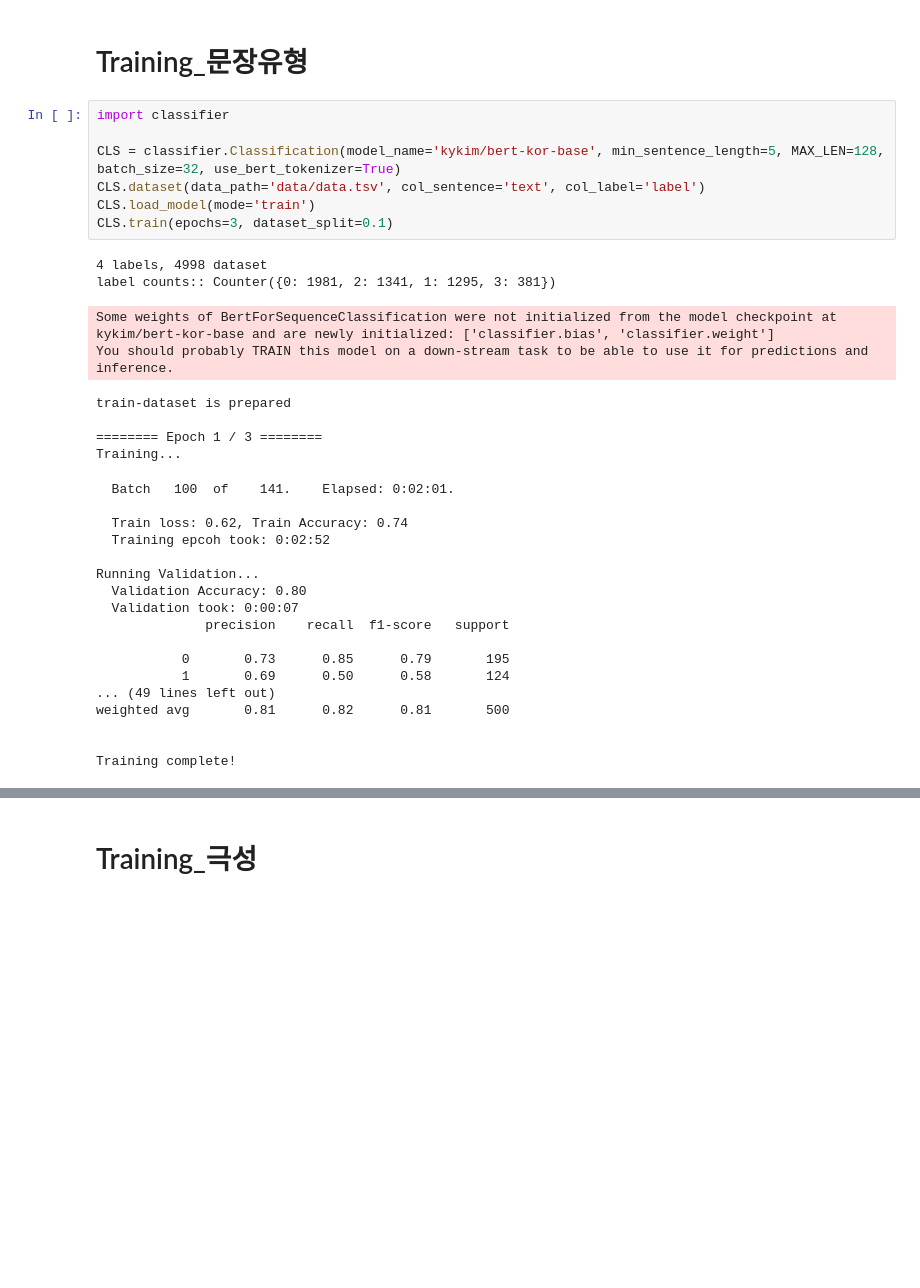
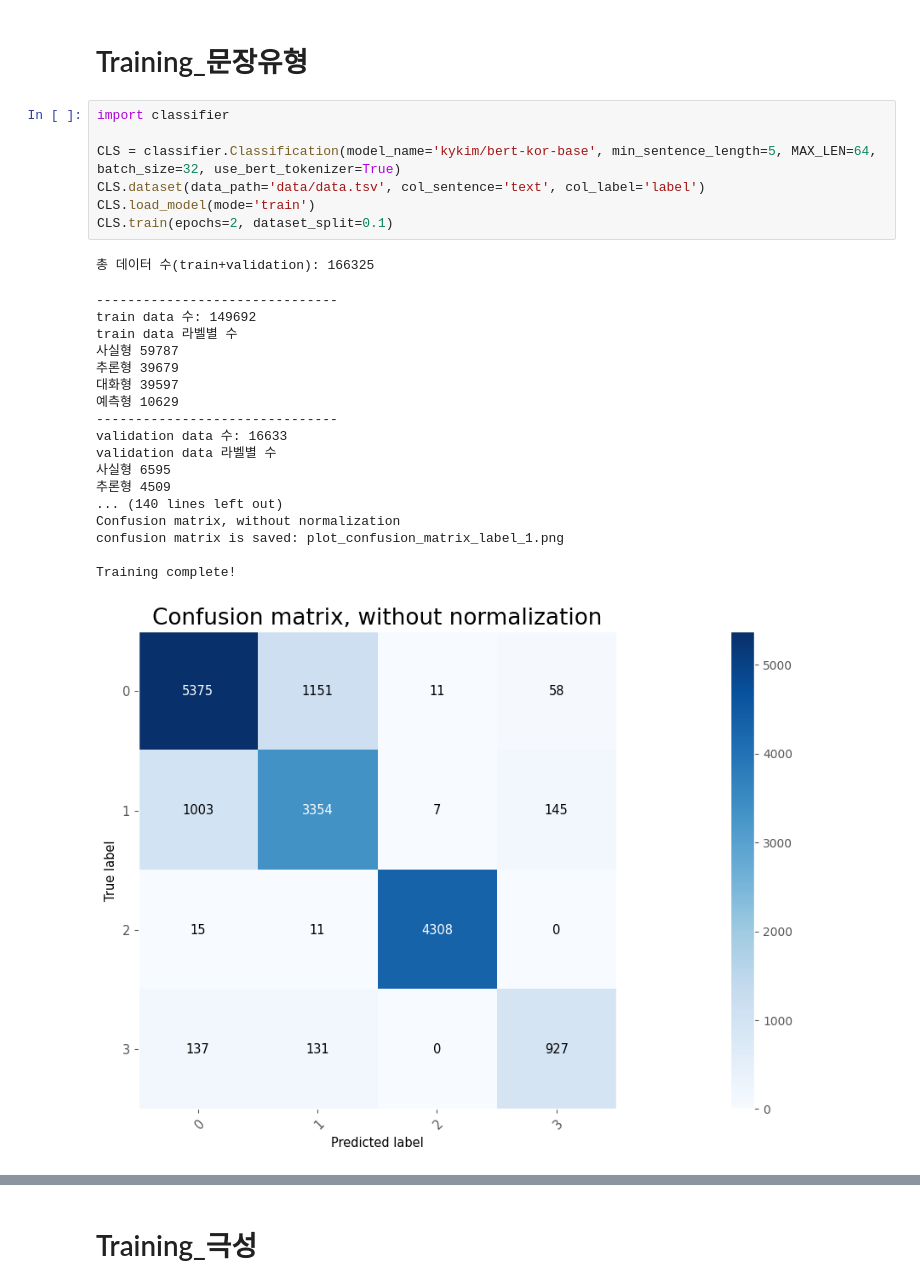
Before and after one commit to Artificial-Society/nia_sentence_prediction, a Jupyter notebook: sentence_type_prediction.ipynb, the cells around one changed output, grey strips where cells are left out. Drawn from its saved outputs; the diff is of its cells as text; blank space fills up the shorter version.

```diff
--- a/sentence_type_prediction.ipynb
+++ b/sentence_type_prediction.ipynb
@@ -21,33 +23,27 @@ Resolving deltas: 100% (70/70), done.
 # %%
 import classifier
 
-CLS = classifier.Classification(model_name='kykim/bert-kor-base', min_sentence_length=5, MAX_LEN=128, batch_size=32, use_bert_tokenizer=True)
+CLS = classifier.Classification(model_name='kykim/bert-kor-base', min_sentence_length=5, MAX_LEN=64, batch_size=32, use_bert_tokenizer=True)
 CLS.dataset(data_path='data/data.tsv', col_sentence='text', col_label='label')
 CLS.load_model(mode='train')
-CLS.train(epochs=3, dataset_split=0.1)
+CLS.train(epochs=2, dataset_split=0.1)
 # %% [output]
-4 labels, 4998 dataset
-label counts:: Counter({0: 1981, 2: 1341, 1: 1295, 3: 381})
+총 데이터 수(train+validation): 166325
-Some weights of BertForSequenceClassification were not initialized from the model checkpoint at kykim/bert-kor-base and are newly initialized: ['classifier.bias', 'classifier.weight']
-You should probably TRAIN this model on a down-stream task to be able to use it for predictions and inference.
+-------------------------------
+train data 수: 149692
+train data 라벨별 수
+사실형 59787
+추론형 39679
+대화형 39597
+예측형 10629
+-------------------------------
+validation data 수: 16633
+validation data 라벨별 수
+사실형 6595
+추론형 4509
+... (140 lines left out)
+Confusion matrix, without normalization
+confusion matrix is saved: plot_confusion_matrix_label_1.png
+
+Training complete!
-train-dataset is prepared
-
-======== Epoch 1 / 3 ========
-Training...
-  Batch   100  of    141.    Elapsed: 0:02:01.
-
-  Train loss: 0.62, Train Accuracy: 0.74
-  Training epcoh took: 0:02:52
-
-Running Validation...
-  Validation Accuracy: 0.80
-  Validation took: 0:00:07
-              precision    recall  f1-score   support
-
-           0       0.73      0.85      0.79       195
-           1       0.69      0.50      0.58       124
-... (49 lines left out)
-weighted avg       0.81      0.82      0.81       500
-
-
-Training complete!
+[figure, added]
```
Also changed, not shown: parts of 4 cells of this notebook.
